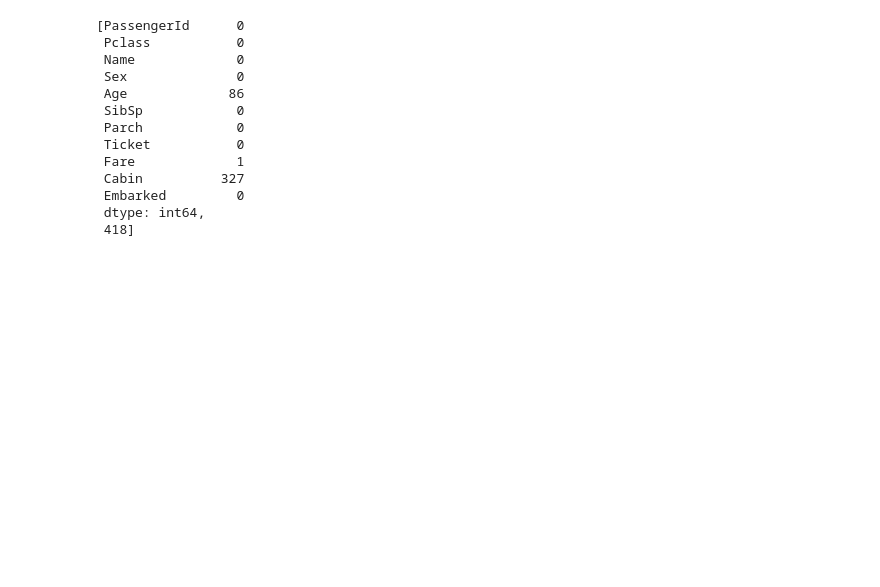
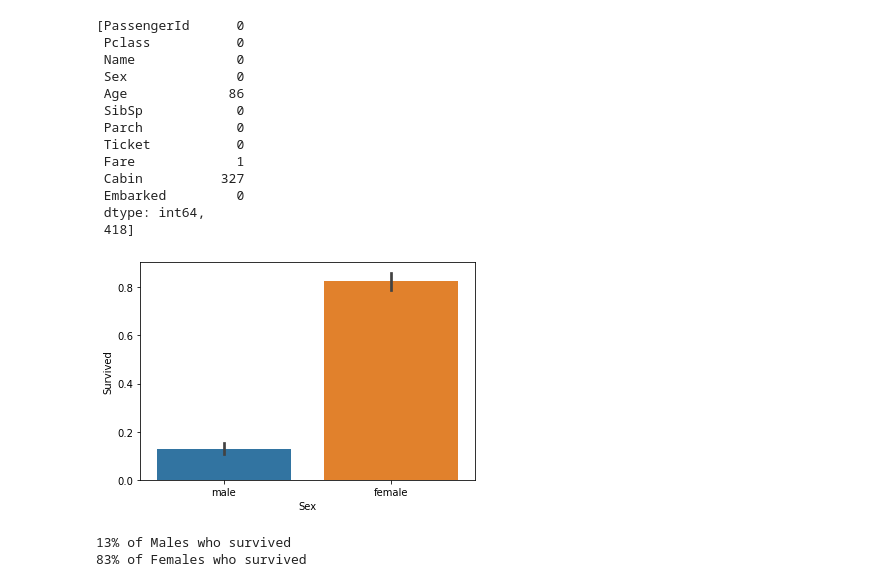
Before and after one commit to vimalkkumar/Sinking-of-the-RMS-Titanic-, a Jupyter notebook: titanic_data_preprocess.ipynb, the cells around one changed output. Saved outputs shown, nothing was run; the diff lists cells and outputs as text; code cells hidden in the pictures; blank space fills up the shorter version.

Commit message:
Updating titanic_data_preprocessing file

```diff
--- a/titanic_data_preprocess.ipynb
+++ b/titanic_data_preprocess.ipynb
@@ -147,5 +149,20 @@ len(train_data)]
  Embarked         0
  dtype: int64,
  418]
+# %%
+# Who had survived based on sex?
+sbn.barplot(x = 'Sex', y = 'Survived' , data = titanic);
+# %% [output]
+[figure, added]
+# %%
+# What are the percentage of survival based on sex
+male_par = titanic["Survived"][titanic["Sex"] == 'male'].value_counts(normalize = True)[1]*100
+print('{:.0f}% of Males who survived'.format(male_par))
+
+female_par = titanic["Survived"][titanic["Sex"] == 'female'].value_counts(normalize = True)[1]*100
+print('{:.0f}% of Females who survived'.format(female_par))
+# %% [output]
+13% of Males who survived
+83% of Females who survived
 # %%
 # %% [output]
```
Also changed, not shown: parts of 8 cells of this notebook.
